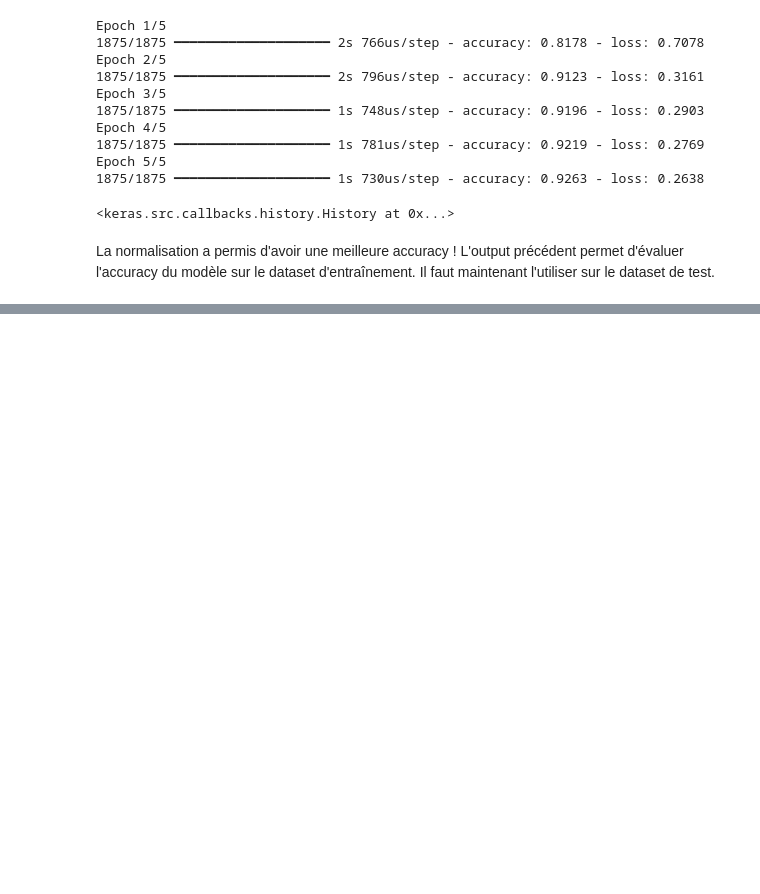
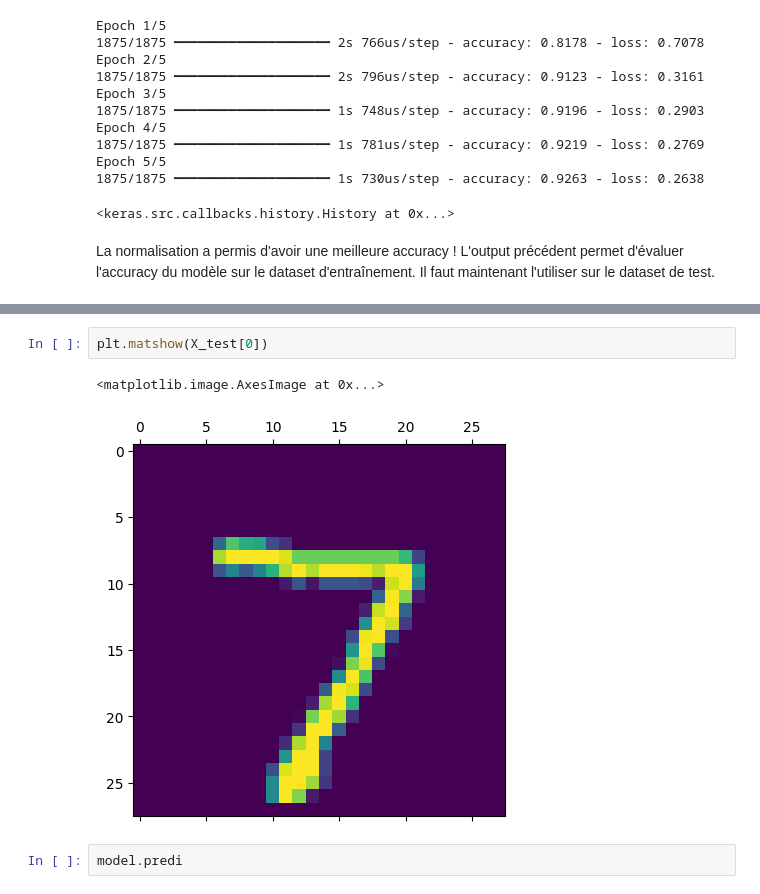
Before and after one commit to PierreRochette/Digit-Classification-MNIST, a Jupyter notebook: main.ipynb, the cells around one changed output, grey strips where cells are left out. Drawn from its saved outputs; the diff is of its cells as text; blank space fills up the shorter version.

```diff
--- a/main.ipynb
+++ b/main.ipynb
@@ -142,0 +148,7 @@ L'output précédent permet d'évaluer l'accuracy du modèle sur le dataset d'en
+# %%
+plt.matshow(X_test[0])
+# %% [output]
+<matplotlib.image.AxesImage at 0x...>
+[figure, added]
+# %%
+model.predi
```
Also changed, not shown: parts of 1 cell of this notebook.
